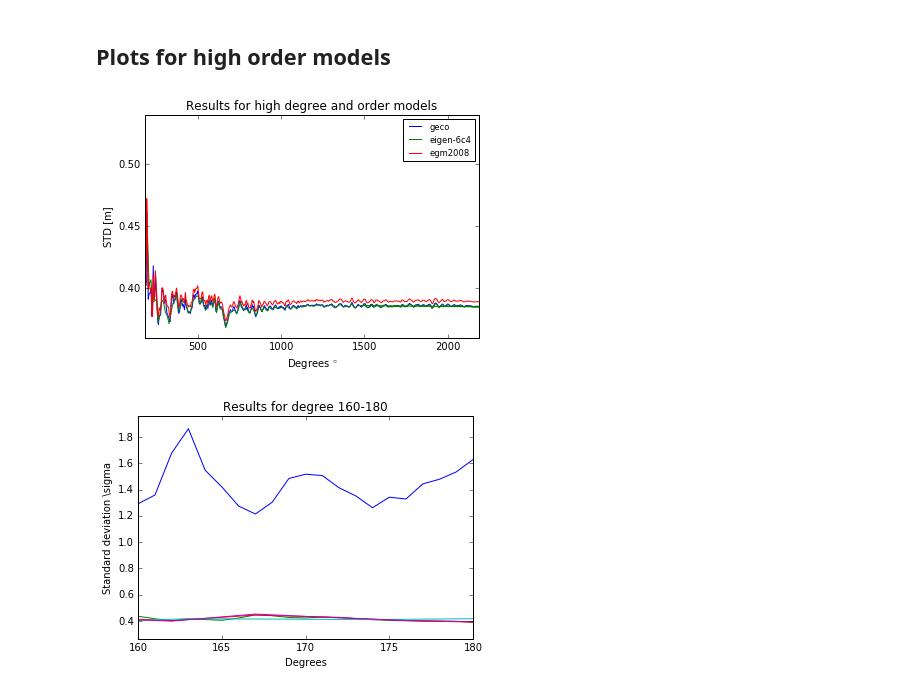
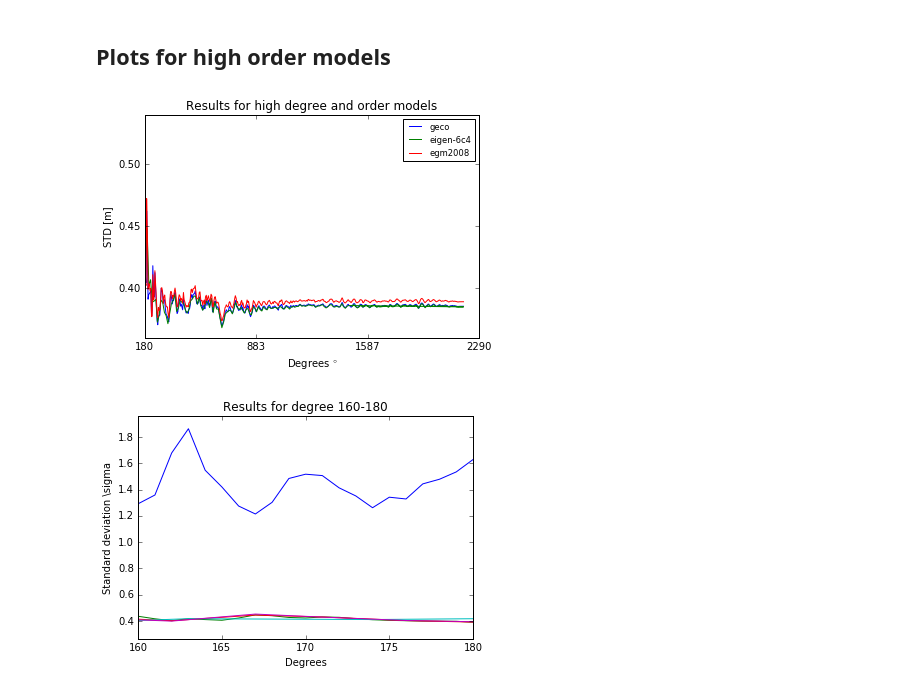
Before and after one commit to adonese/geoidapp-notebooks, a Jupyter notebook: python_implementation.ipynb, the cells around one changed output. Cells and saved outputs as stored; diff of their text form; code cells hidden in the pictures.

```diff
--- a/python_implementation.ipynb
+++ b/python_implementation.ipynb
@@ -109,27 +109,27 @@ This is style seaborn-bright
 # %%
 figname = 'high_order_models'
 labels = ['ITU-GRACE16', 'ITU_GGC16', 'geco', 'eigen-6c4', 'egm2008']
 tmp_dir = 'high_order_figures'
 
-x_vals = np.linspace(180, 2190, 4)
+x_vals = np.linspace(180, 2290, 4)
 
 plt.xlim([180, 2190])
 plt.xlabel(r'Degrees $\degree$')
 plt.ylabel("STD [m]")
 plt.title("Results for high degree and order models")
-#plt.xticks(x_vals)
+plt.xticks(x_vals)
 
 plt.plot(list_std[2][:, 0], list_std[2][:, 1], label="geco")
 plt.plot(list_std[3][:, 0], list_std[3][:, 1], label="eigen-6c4")
 plt.plot(list_std[4][:, 0], list_std[4][:, 1], label="egm2008")
 plt.legend(loc='best', fontsize='small')
 if not os.path.exists(tmp_dir):
     os.mkdir(tmp_dir)
-fname = '%s/%s_small_modified_xticks_180' %(tmp_dir, figname)
+fname = '%s/%s_small_modified_xticks_180_2200' %(tmp_dir, figname)
 plt.savefig(fname, dpi=1200, format='ps')
 plt.show()
 # %% [output]
-[figure, old version]
+[figure, new version]
 # %%
 ##### Now Let's plot it
 labels = ['ITU-GRACE16', 'ITU_GGC16', 'geco', 'eigen-6c4', 'egm2008']
```
Also changed, not shown: 1 other file.
